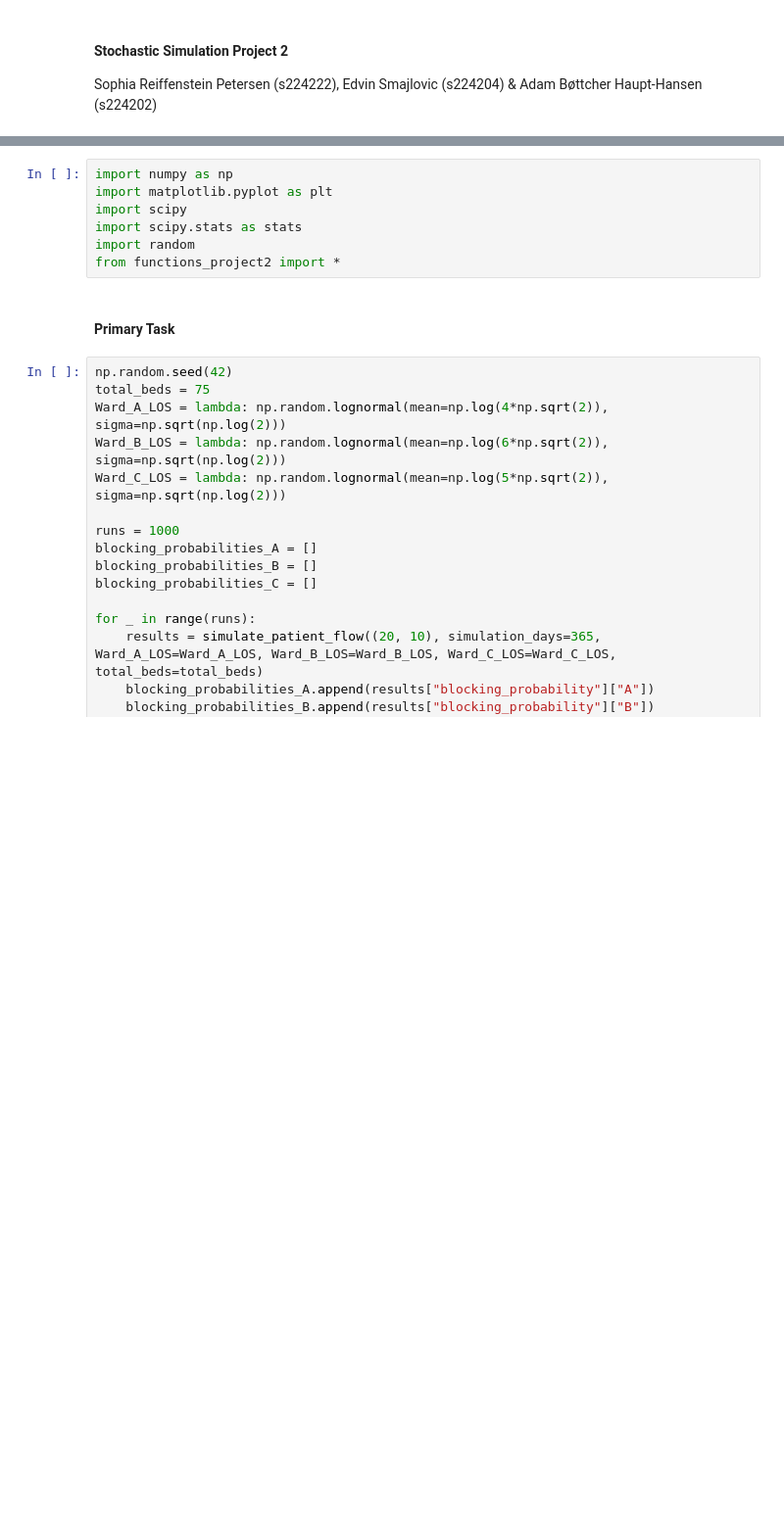
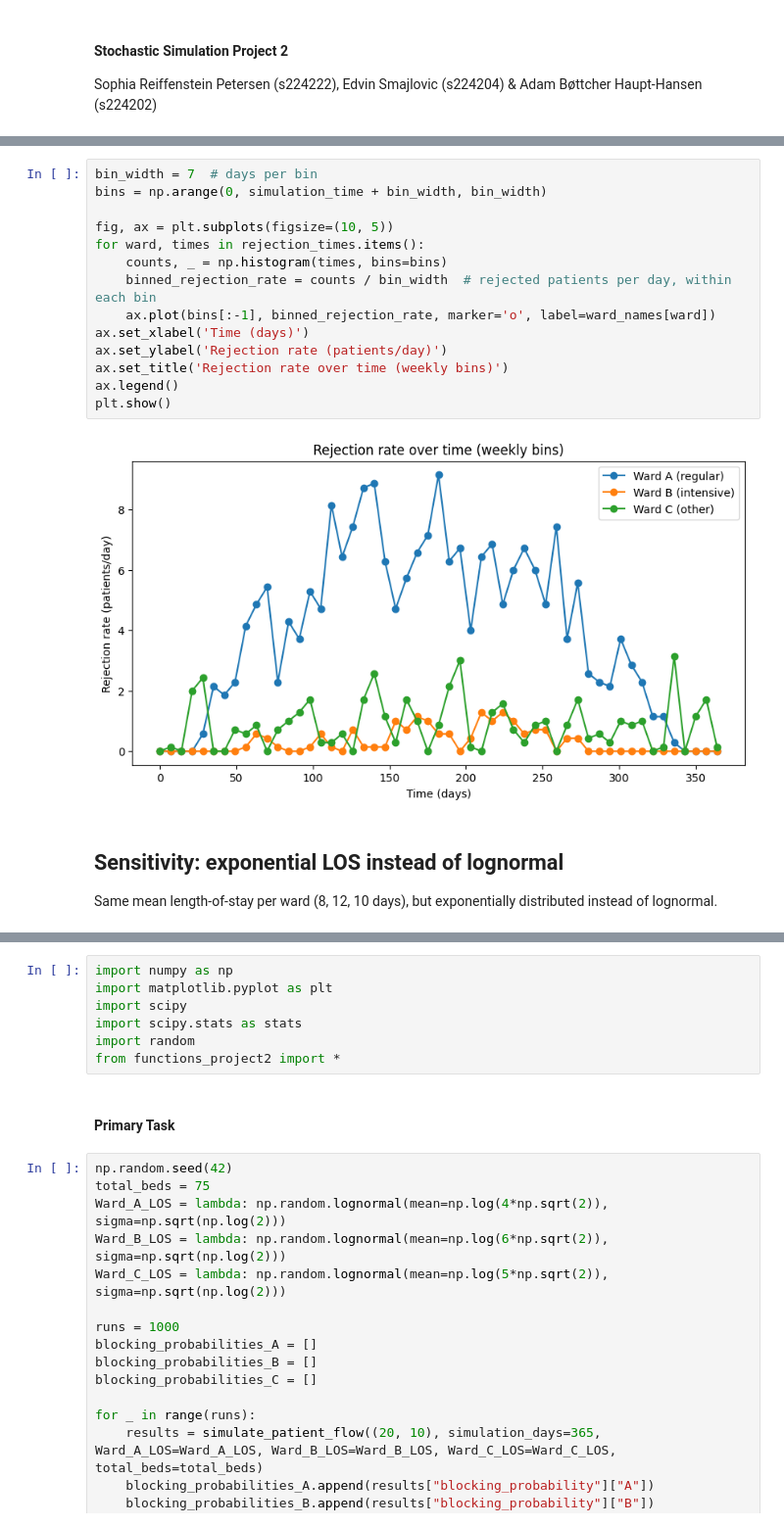
Before and after one commit to SophiaRP00/Stochastic_Project2, a Jupyter notebook: Source_Code_Project2.ipynb, the cells around one changed output, grey strips where cells are left out. Shown at 98% size. Saved outputs shown, nothing was run; the diff lists cells and outputs as text; blank space fills up the shorter version.

```diff
--- a/Source_Code_Project2.ipynb
+++ b/Source_Code_Project2.ipynb
@@ -3,0 +123,20 @@ Sophia Reiffenstein Petersen (s224222), Edvin Smajlovic (s224204) & Adam Bøttch
+# %%
+bin_width = 7  # days per bin
+bins = np.arange(0, simulation_time + bin_width, bin_width)
+
+fig, ax = plt.subplots(figsize=(10, 5))
+for ward, times in rejection_times.items():
+    counts, _ = np.histogram(times, bins=bins)
+    binned_rejection_rate = counts / bin_width  # rejected patients per day, within each bin
+    ax.plot(bins[:-1], binned_rejection_rate, marker='o', label=ward_names[ward])
+ax.set_xlabel('Time (days)')
+ax.set_ylabel('Rejection rate (patients/day)')
+ax.set_title('Rejection rate over time (weekly bins)')
+ax.legend()
+plt.show()
+# %% [output]
+[figure, added]
+# %% [markdown]
+## Sensitivity: exponential LOS instead of lognormal
+
+Same mean length-of-stay per ward (8, 12, 10 days), but exponentially distributed instead of lognormal.
```
Also changed, not shown: parts of 22 cells of this notebook.
